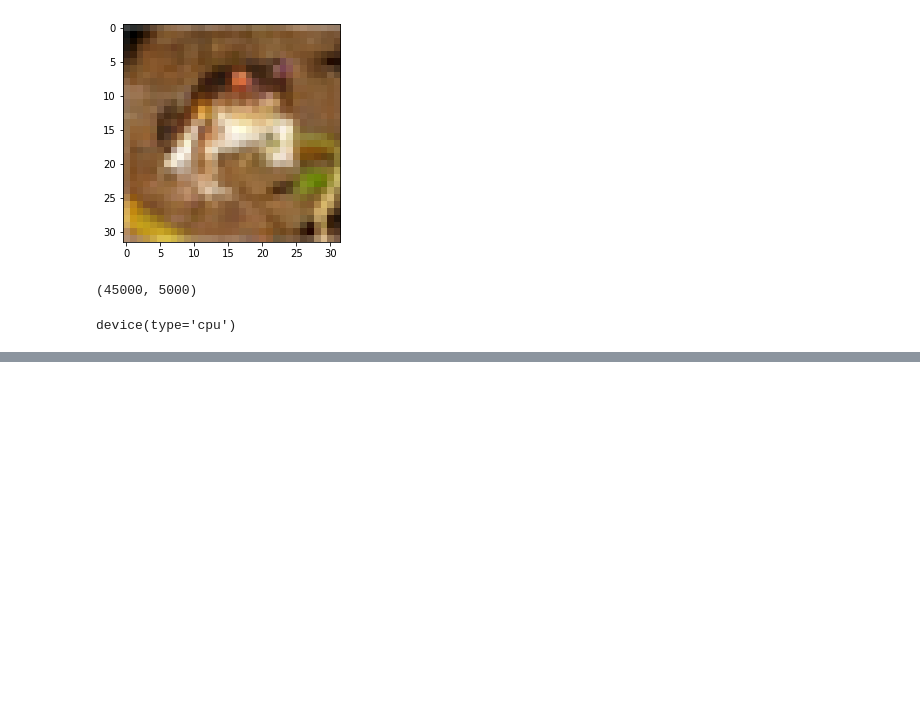
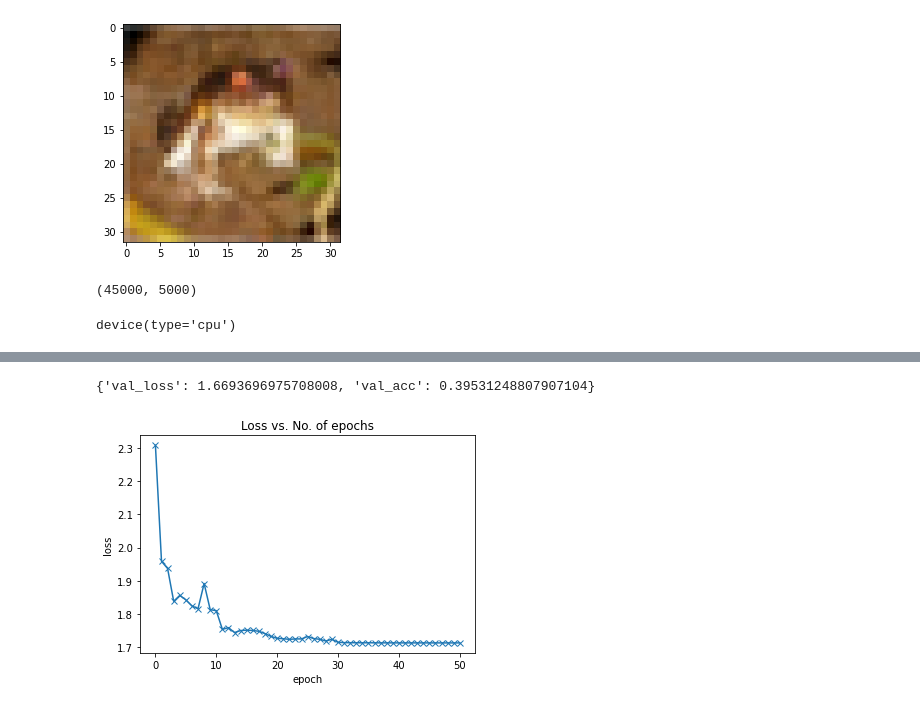
Before and after one commit to Baraa42/Elalami-Skakova-INM702-Coursework, a Jupyter notebook: Task 4/Task_4_Tamila.ipynb, the cells around one changed output, grey strips where cells are left out. Saved outputs shown, nothing was run; the diff lists cells and outputs as text; code cells hidden in the pictures; blank space fills up the shorter version.

Commit message:
cifar class, device data loader, accuracy
accuracy 38.02%, plots

```diff
--- a/Task 4/Task_4_Tamila.ipynb
+++ b/Task 4/Task_4_Tamila.ipynb
@@ -242,0 +328,2 @@ class DeviceDataLoader():
+# %%
+history += fit(10, 0.00001, cifar_model, train_loader, val_loader, torch.optim.Adam)
@@ -242,0 +341,2 @@ class DeviceDataLoader():
+# %%
+history += fit(10, 0.000001, cifar_model, train_loader, val_loader, torch.optim.Adam)
@@ -242,0 +354,2 @@ class DeviceDataLoader():
+# %%
+history += fit(20, 0.01, cifar_model, train_loader, val_loader, torch.optim.Adam)
@@ -242,0 +377,11 @@ class DeviceDataLoader():
+# %%
+evaluate(cifar_model, test_loader)
+# %% [output]
+{'val_loss': 1.6693696975708008, 'val_acc': 0.39531248807907104}
+# %%
+def plot_losses(history):
+    losses = [x['val_loss'] for x in history]
+    plt.plot(losses, '-x')
+    plt.xlabel('epoch')
+    plt.ylabel('loss')
+    plt.title('Loss vs. No. of epochs');
@@ -242,0 +395,4 @@ class DeviceDataLoader():
+# %%
+plot_losses(history)
+# %% [output]
+[figure, added]
```
Also changed, not shown: parts of 14 cells of this notebook.
